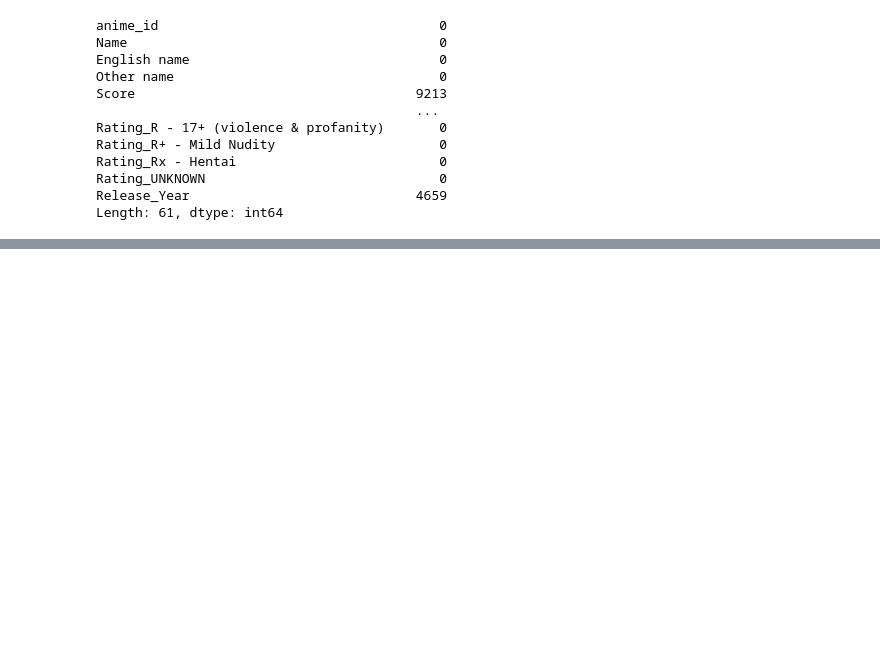
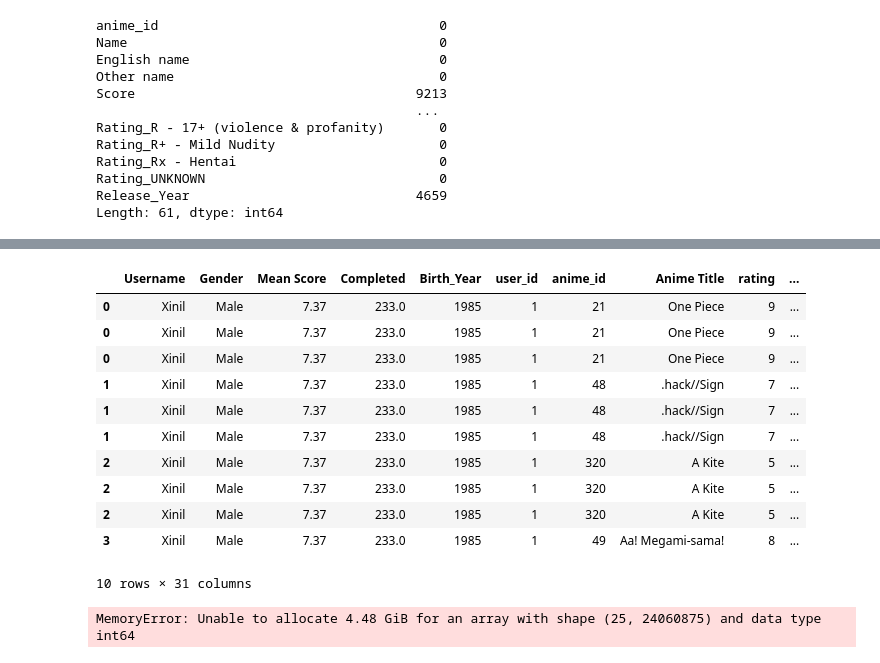
Before and after one commit to SavageCat05/Manga-Recommender, a Jupyter notebook: core/anime_recommender.ipynb, the cells around one changed output, grey strips where cells are left out. Saved outputs shown, nothing was run; the diff lists cells and outputs as text; code cells hidden in the pictures; blank space fills up the shorter version.

```diff
--- a/core/anime_recommender.ipynb
+++ b/core/anime_recommender.ipynb
@@ -546,0 +654,47 @@ memory usage: 9.8+ MB
+# %%
+merged_df['Genres'] = merged_df['Genres'].str.split(', ')
+exploded_df = merged_df.explode('Genres')
+# %%
+exploded_df.head(10)
+# exploded_df.columns
+# %% [output]
+|  | Username | Gender | Mean Score | Completed | Birth_Year | user_id | anime_id | Anime Title | rating | ... |
+| 0 | Xinil | Male | 7.37 | 233.0 | 1985 | 1 | 21 | One Piece | 9 | ... |
+| 0 | Xinil | Male | 7.37 | 233.0 | 1985 | 1 | 21 | One Piece | 9 | ... |
+| 0 | Xinil | Male | 7.37 | 233.0 | 1985 | 1 | 21 | One Piece | 9 | ... |
+| 1 | Xinil | Male | 7.37 | 233.0 | 1985 | 1 | 48 | .hack//Sign | 7 | ... |
+| 1 | Xinil | Male | 7.37 | 233.0 | 1985 | 1 | 48 | .hack//Sign | 7 | ... |
+| 1 | Xinil | Male | 7.37 | 233.0 | 1985 | 1 | 48 | .hack//Sign | 7 | ... |
+| 2 | Xinil | Male | 7.37 | 233.0 | 1985 | 1 | 320 | A Kite | 5 | ... |
+| 2 | Xinil | Male | 7.37 | 233.0 | 1985 | 1 | 320 | A Kite | 5 | ... |
+| 2 | Xinil | Male | 7.37 | 233.0 | 1985 | 1 | 320 | A Kite | 5 | ... |
+| 3 | Xinil | Male | 7.37 | 233.0 | 1985 | 1 | 49 | Aa! Megami-sama! | 8 | ... |
+10 rows × 31 columns
+# %%
+# 1. Merge and explode genres (same rating assigned to all genres per anime)
+merged = pd.merge(OneUser_multiAnime_df, df_anime_genre, on='anime_id')
+exploded_df = merged.assign(Genres=merged['Genres'].str.split(', ')).explode('Genres')
+
+# 2. Create genre columns using pivot_table
+genre_pivot = exploded_df.pivot_table(
+    index='user_id',
+    columns='Genres',
+    values='rating',
+    aggfunc='mean'
+).add_prefix('avg_').reset_index()
+
+# 3. Merge with user demographics
+final_df = pd.merge(
+    genre_pivot,
+    OneUser_multiAnime_df[['user_id', 'Username', 'Gender', 'Mean Score', 'Completed', 'Birth_Year']],
+    on='user_id',
+    how='left'
+)
+
+# 4. Clean column order and names
+final_df = final_df.reindex(
+    columns=['Username', 'Gender', 'Mean Score', 'Completed', 'Birth_Year'] +
+    [col for col in final_df.columns if col.startswith('avg_')]
+)
+# %% [output]
+MemoryError: Unable to allocate 4.48 GiB for an array with shape (25, 24060875) and data type int64
```
Also changed, not shown: parts of 22 cells of this notebook, 1 other file.
